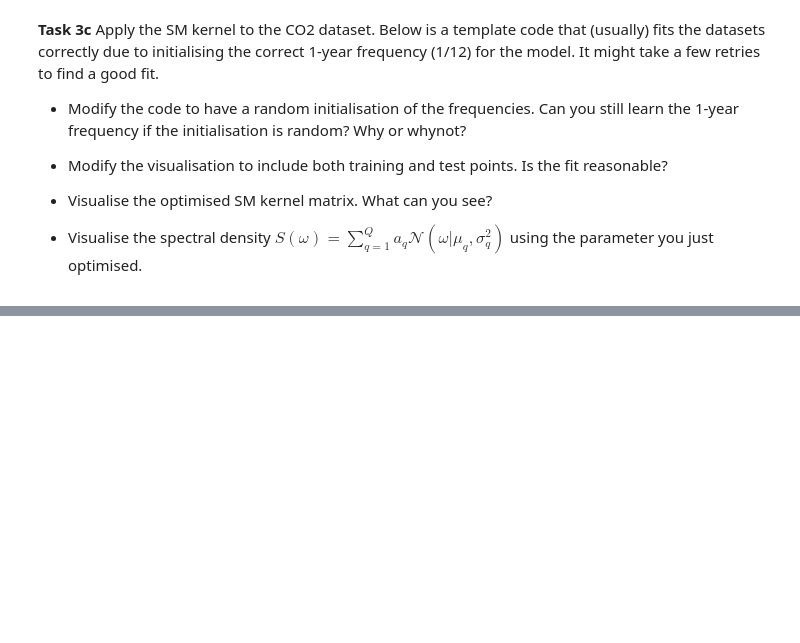
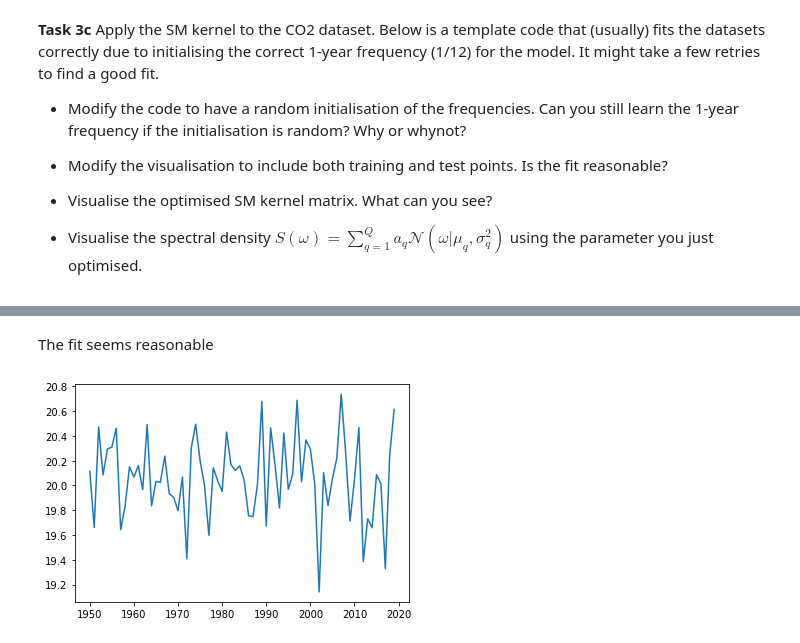
Before and after one commit to talayeha/gaussian-process, a Jupyter notebook: lab4/lab4.ipynb, the cells around one changed output, grey strips where cells are left out. Saved outputs shown, nothing was run; the diff lists cells and outputs as text; code cells hidden in the pictures; blank space fills up the shorter version.

```diff
--- a/lab4/lab4.ipynb
+++ b/lab4/lab4.ipynb
@@ -661,0 +732,16 @@ plotgp(m, Xtr, Ytr, 1950., 2020.)
+# %% [markdown]
+The fit seems reasonable
+# %%
+ells = [0.01, 0.01, 0.01]
+amps = [20,20,20]
+omega = np.arange(1950,2020)
+S = []
+for i in omega:
+
+    S.append(tf.reduce_sum(amps * np.random.normal(loc=random_freqs, scale=ells, size=None)))
+
+plt.figure()
+plt.plot(omega, S)
+plt.show()
+# %% [output]
+[figure, added]
```
Also changed, not shown: parts of 16 cells of this notebook, 1 other file.
